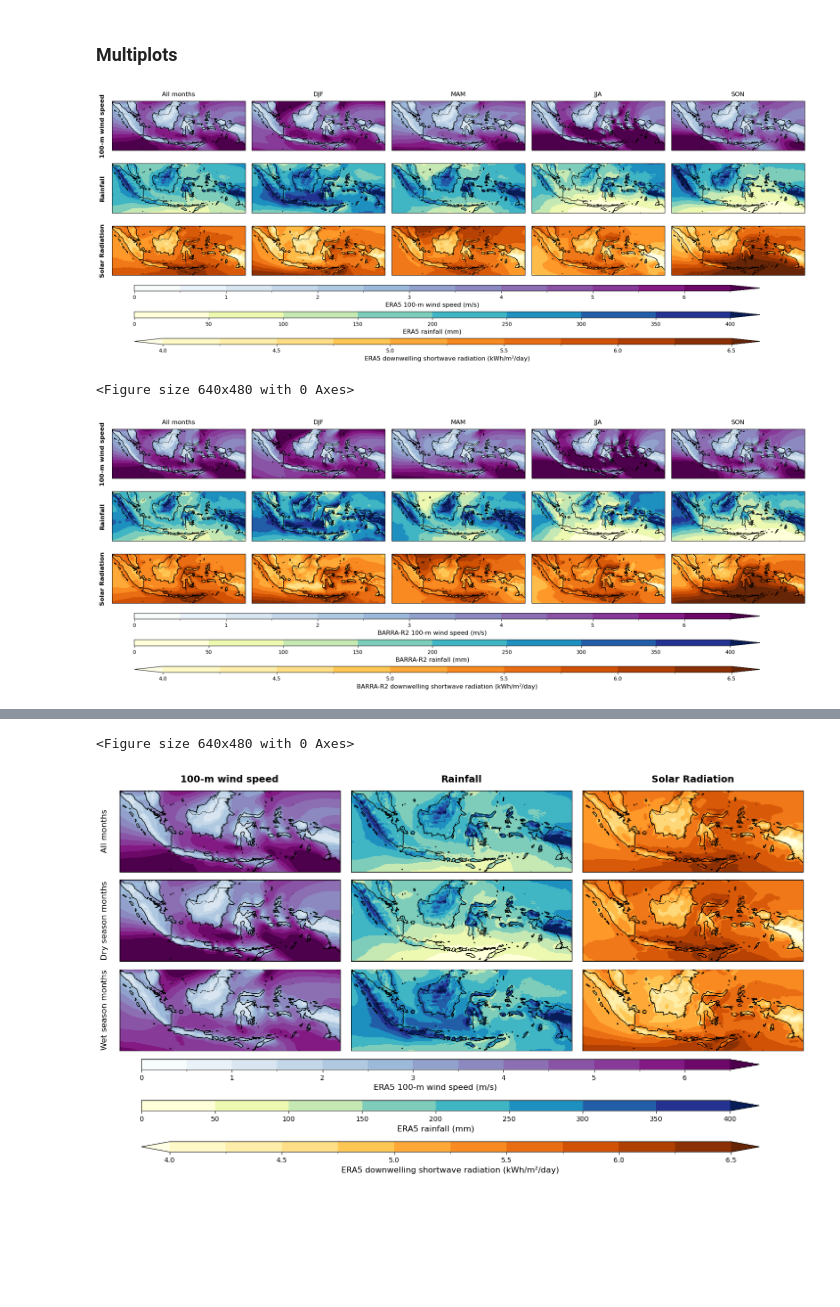
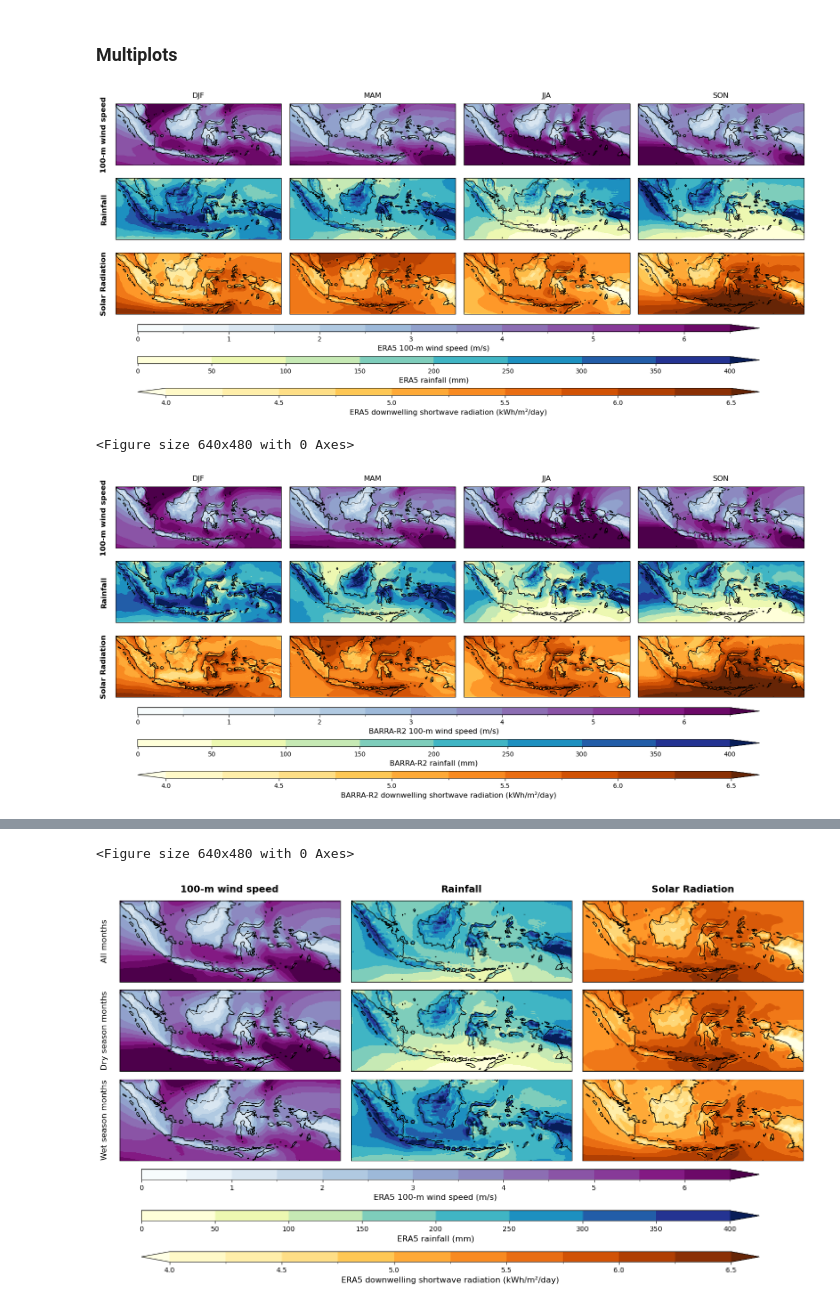
Before and after one commit to jb6465/wetsa-wp3, a Jupyter notebook: gridded_analysis/reanalysis_climatology.ipynb, the cells around one changed output, grey strips where cells are left out. Cells and saved outputs as stored; diff of their text form; code cells hidden in the pictures; blank space fills up the shorter version.

```diff
--- a/gridded_analysis/reanalysis_climatology.ipynb
+++ b/gridded_analysis/reanalysis_climatology.ipynb
@@ -156,11 +173,11 @@ for plot_source in ['ERA5', 'BARRA-R2']:
     climo_dict['JJA_months-surface_downwelling_radiation'] = ghi.sel(time=ghi.time.dt.month.isin([6, 7, 8])).mean('time')
     climo_dict['SON_months-surface_downwelling_radiation'] = ghi.sel(time=ghi.time.dt.month.isin([9, 10, 11])).mean('time')
 
-    fig = plt.figure(figsize=(24, 6.5))
-    gs = GridSpec(3, 5, figure=fig, hspace=0.01, wspace=0.05)
-    axes = [fig.add_subplot(gs[i, j], projection=ccrs.PlateCarree()) for i in range(3) for j in range(5)]
+    fig = plt.figure(figsize=(20, 6.5))
+    gs = GridSpec(3, 4, figure=fig, hspace=0.01, wspace=0.05)
+    axes = [fig.add_subplot(gs[i, j], projection=ccrs.PlateCarree()) for i in range(3) for j in range(4)]
 
-    season_order = ['All_months', 'DJF_months', 'MAM_months', 'JJA_months', 'SON_months']
+    season_order = ['DJF_months', 'MAM_months', 'JJA_months', 'SON_months']
     var_order = ['100-m_winds', 'rainfall', 'surface_downwelling_radiation']
     ordered_keys = []
     for var in var_order:
@@ -181,36 +198,36 @@ for plot_source in ['ERA5', 'BARRA-R2']:
 
         ax.coastlines()
         ax.add_feature(cfeature.BORDERS, linewidth=0.5)
         ax.set_extent([domain_dict['indonesia']['lon_min'], domain_dict['indonesia']['lon_max'],
                        domain_dict['indonesia']['lat_min'], domain_dict['indonesia']['lat_max']], crs=ccrs.PlateCarree())
         ax.set_title('')
 
-    col_labels = ['All months', 'DJF', 'MAM', 'JJA', 'SON']
-    for j in range(5):
+    col_labels = ['DJF', 'MAM', 'JJA', 'SON']
+    for j in range(4):
         axes[j].set_title(col_labels[j], fontsize=12, pad=10)
 
 
     row_labels = ['100-m wind speed', 'Rainfall', 'Solar Radiation']
     for i in range(3):
-        ax = axes[i*5]
+        ax = axes[i*4]
         ax.text(-0.05, 0.5, row_labels[i], va='center', ha='right', rotation=90,
                 fontsize=12, fontweight='bold', transform=ax.transAxes)
 
     cbar_ax = fig.add_axes([0.15, 0.07, 0.7, 0.025])
     cbar = fig.colorbar(wind100m, cax=cbar_ax, orientation='horizontal')
     cbar.set_label(f"{plot_source} 100-m wind speed (m/s)", fontsize=12)
 
     cbar_ax = fig.add_axes([0.15, -0.04, 0.7, 0.025])
     cbar = fig.colorbar(rain, cax=cbar_ax, orientation='horizontal')
     cbar.set_label(f"{plot_source} rainfall (mm)", fontsize=12)
 
     cbar_ax = fig.add_axes([0.15, -0.15, 0.7, 0.025])
     cbar = fig.colorbar(rsds, cax=cbar_ax, orientation='horizontal')
     cbar.set_label(f"{plot_source} downwelling shortwave radiation (kWh/m²/day)", fontsize=12)
 
     plt.show()
     plt.clf()
 # %% [output]
-[figure, old version]
+[figure, new version]
 <Figure size 640x480 with 0 Axes>
-[figure, old version]
+[figure, new version]
```
Also changed, not shown: parts of 9 cells of this notebook, 2 other files.
